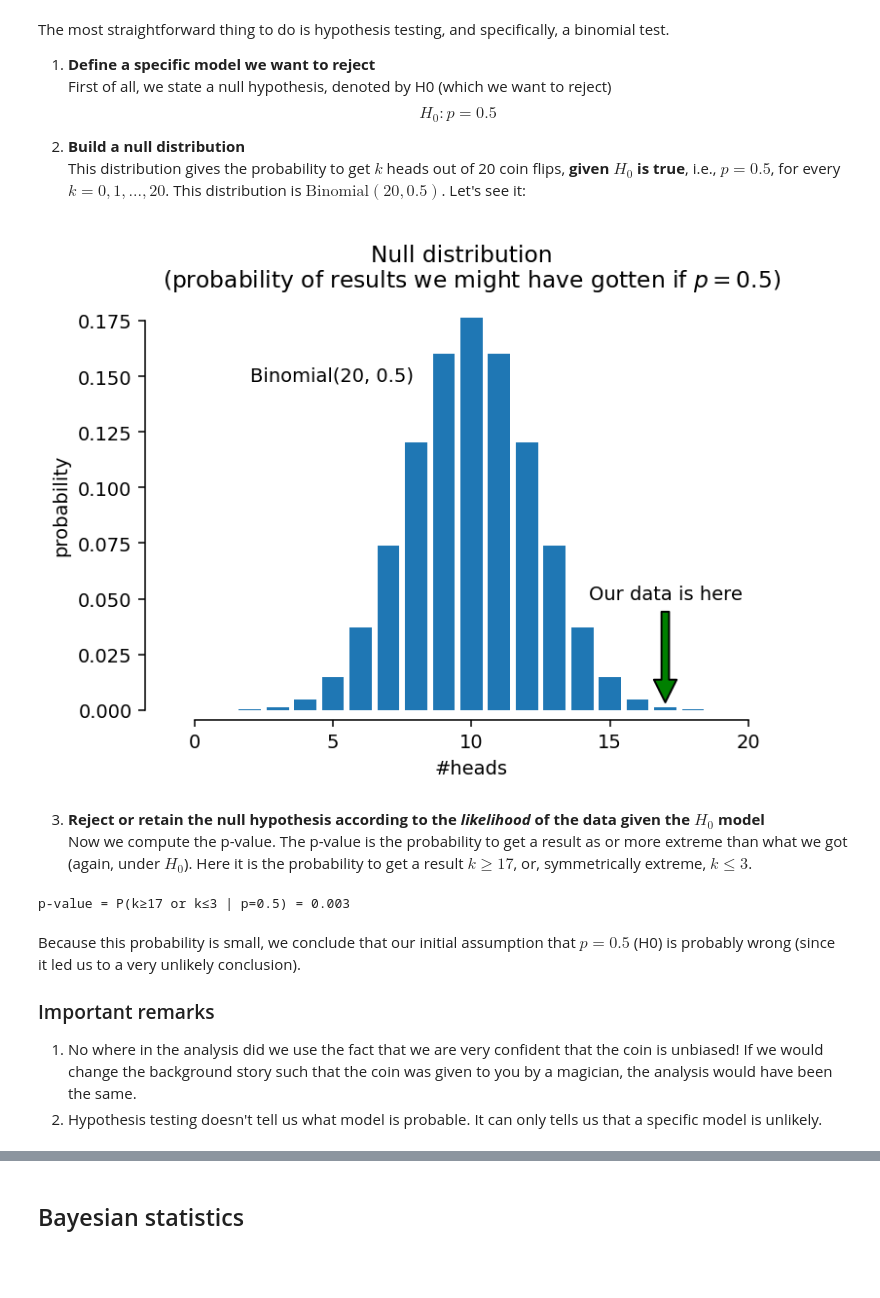
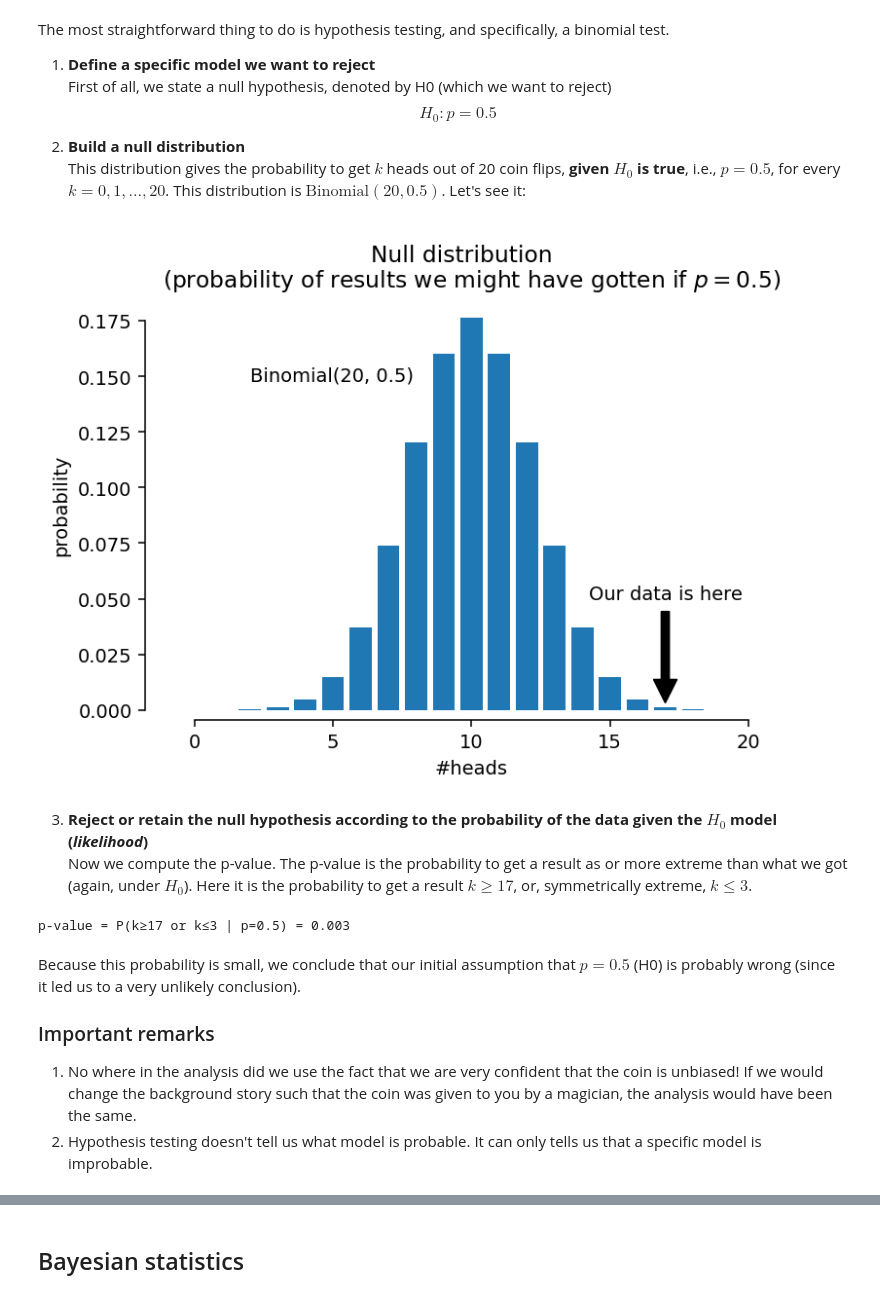
Before and after one commit to yuvalwas/MDAN-course, a Jupyter notebook: MDAN_T1_statistics.ipynb, the cells around one changed output, grey strips where cells are left out. Drawn from its saved outputs; the diff is of its cells as text; code cells hidden in the pictures; blank space fills up the shorter version.

```diff
--- a/MDAN_T1_statistics.ipynb
+++ b/MDAN_T1_statistics.ipynb
@@ -54,19 +58,20 @@ ks = np.arange(n+1) # values of k to evaluate the distribution in
 H0distribution = binom(n, p)
 PMF = H0distribution.pmf(ks) # probability mass function
 # %%
+#hidden
 #@title Plot null distribution
 plt.bar(ks, PMF)
 plt.gca().set(xlabel='#heads', ylabel='probability', title=f'(probability of results we might have gotten if $p={p}$)')#')
 plt.annotate("Our data is here", xy=(k, PMF[k]), xytext=(k, 0.05),
-             arrowprops = dict(facecolor ='green', shrink = 0.05),
+             arrowprops = dict(facecolor ='black', shrink = 0.05),
             horizontalalignment='center')
 sns.despine(trim=True, offset=5)
 plt.suptitle(f'Null distribution')
 plt.annotate(f'Binomial{n, p}', xy=(0.15, 0.8), xycoords='axes fraction');
 # %% [output]
-[figure, old version]
+[figure, new version]
 # %% [markdown]
-3. **Reject or retain the null hypothesis according to the *likelihood* of the data given the $H_0$ model** <br>
+3. **Reject or retain the null hypothesis according to the probability of the data given the $H_0$ model (*likelihood*)** <br>
 Now we compute the p-value. The p-value is the probability to get a result as or more extreme than what we got (again, under $H_0$). Here it is the probability to get a result $k\ge17$, or, symmetrically extreme, $k\le3$.
 # %%
 p_value = PMF[:n-k+1].sum() + PMF[k:].sum()
@@ -78,7 +83,7 @@ Because this probability is small, we conclude that our initial assumption that
 
 ### Important remarks
 1. No where in the analysis did we use the fact that we are very confident that the coin is unbiased! If we would change the background story such that the coin was given to you by a magician, the analysis would have been the same.
-2. Hypothesis testing doesn't tell us what model is probable. It can only tells us that a specific model is unlikely.
+2. Hypothesis testing doesn't tell us what model is probable. It can only tells us that a specific model is improbable.
 # %% [markdown]
 **Notation warning** - too many p's!<br>
 - $P(??)$ = probability of ??
```
Also changed, not shown: parts of 20 cells of this notebook.
